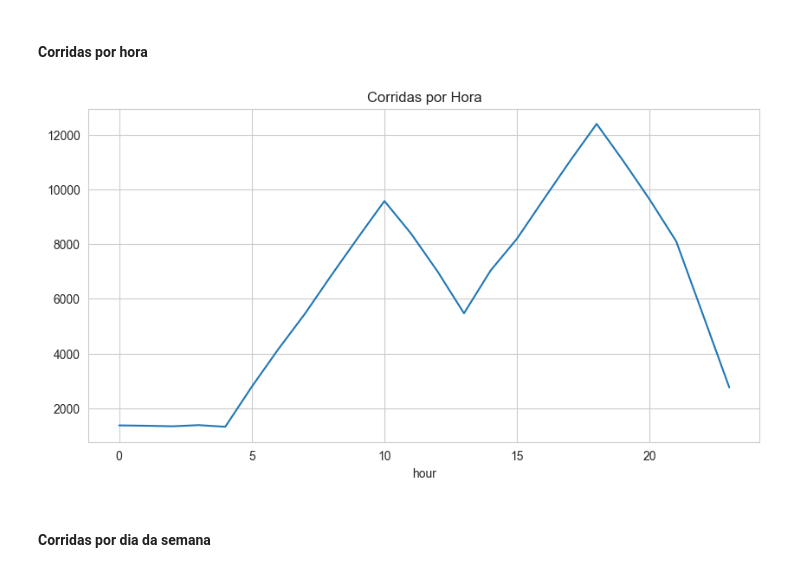
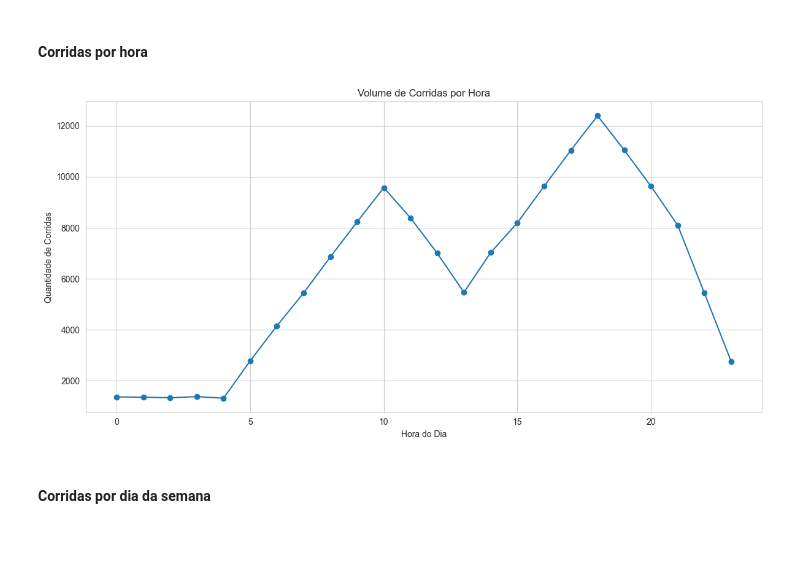
Before and after one commit to MarcioLuizBR/AED_UBER_SCTEC, a Jupyter notebook: Aed_Uber.ipynb, the cells around one changed output. Saved outputs shown, nothing was run; the diff lists cells and outputs as text; code cells hidden in the pictures; blank space fills up the shorter version.

```diff
--- a/Aed_Uber.ipynb
+++ b/Aed_Uber.ipynb
@@ -141,11 +141,21 @@ Nesta seção investigamos padrões de uso do serviço:
 # %% [markdown]
 #### Corridas por hora
 # %%
-df.groupby("hour").size().plot(kind="line", figsize=(10,5))
-plt.title("Corridas por Hora")
+plt.figure(figsize=(12,6))
+
+df.groupby("hour").size().plot(kind="line", marker="o")
+
+plt.title("Volume de Corridas por Hora")
+plt.xlabel("Hora do Dia")
+plt.ylabel("Quantidade de Corridas")
+
+plt.tight_layout()
+
+plt.savefig("02_corridas_por_hora.png", dpi=300, bbox_inches="tight")
+
 plt.show()
 # %% [output]
-[figure, old version]
+[figure, new version]
 # %% [markdown]
 #### Corridas por dia da semana
 # %%
```
Also changed, not shown: parts of 2 cells of this notebook.
